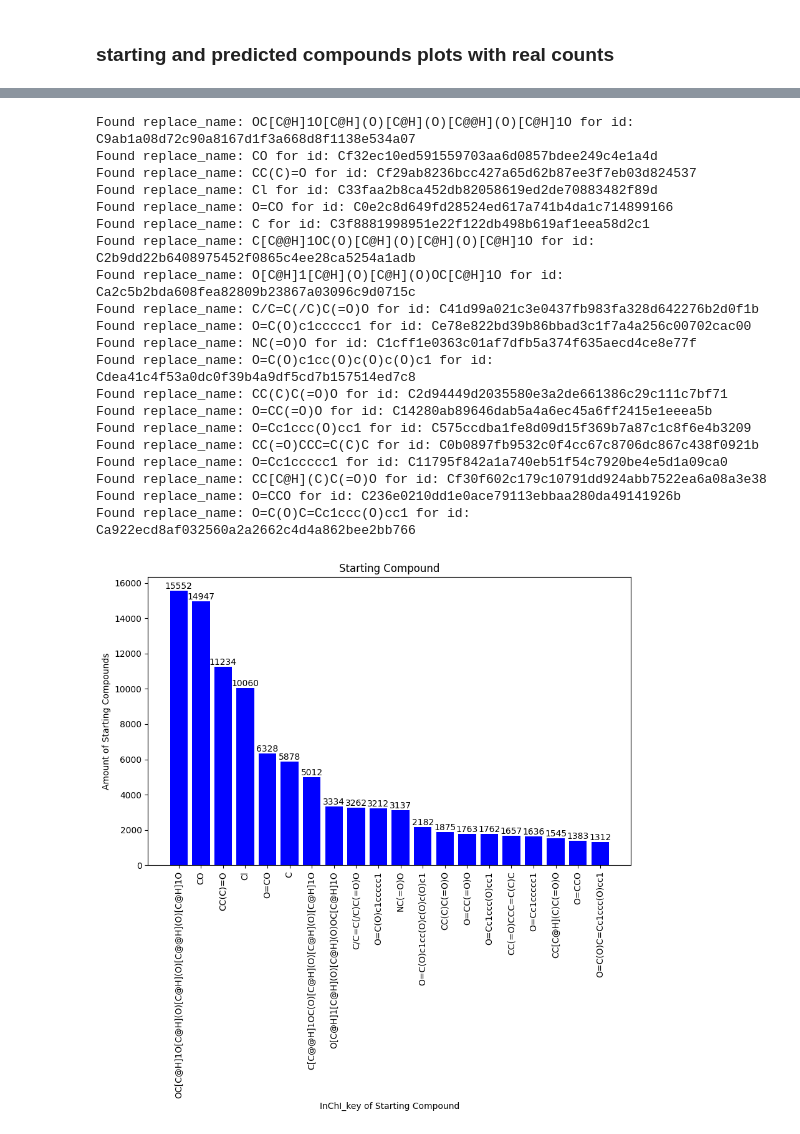
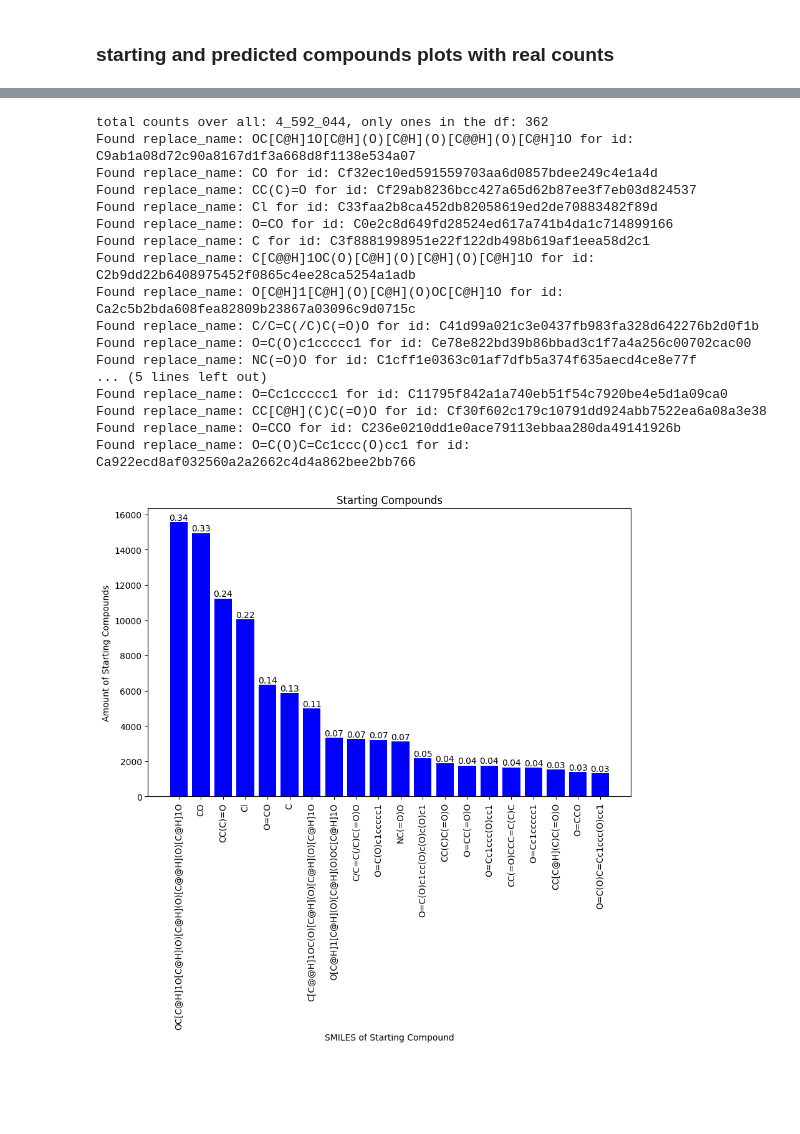
Before and after one commit to pamrein/expanded-naturalproduct-chemspace, a Jupyter notebook: expanded_naturalproduct_chemspace/compounds.ipynb, the cells around one changed output, grey strips where cells are left out. Cells and saved outputs as stored; diff of their text form; code cells hidden in the pictures; blank space fills up the shorter version.

```diff
--- a/expanded_naturalproduct_chemspace/compounds.ipynb
+++ b/expanded_naturalproduct_chemspace/compounds.ipynb
@@ -4,6 +4,10 @@ import polars as pl
 import numpy as np
 
 from pymongo import MongoClient
+
+# change the configsetting, to see the full tables
+pl.Config.set_tbl_rows(100)
+pl.Config(fmt_str_lengths=550)
 
 
 def replace_id(df, replace_name = 'InChI_key'):
@@ -325,58 +309,57 @@ shape: (14_760_171, 5)
 # %%
-write_fig = True
+write_fig = False
 
-# Filter data by type
 starting_compounds = df_comp2.filter(pl.col('type') == 'Starting Compound')
 
-# Count the occurrences of starting compounds for each starting compound ID
-starting_count = starting_compounds.group_by('id').agg(pl.col('count').sum())
+# Count the occurrences of predicted compounds for each starting compound ID
+starting_counts = starting_compounds.group_by('id').agg(pl.col('count').sum())
+starting_counts = starting_counts.sort('count', descending=True)
+total_counts = starting_counts["count"].sum()
 
-starting_count = starting_count.sort('count', descending=True)
+one_counter = starting_counts.filter(pl.col("count") == 1).shape[0]
+print(f'total counts over all: {total_counts:_}, only ones in the df: {one_counter}')
 
-#starting_count = replace_id(starting_count[0:20], replace_name="structure_nameTraditional" )
-starting_count = replace_id(starting_count[0:20], replace_name="SMILES" )
 
-# Add the numbers on top of each bar
+starting_counts = replace_id(starting_counts[0:20], replace_name="SMILES")
+
+# Plotting
 plt.figure(figsize=(10, 6))
-bars = plt.bar(starting_count['id'], starting_count['count'], color='blue')
-plt.xlabel('InChI_key of Starting Compound')
+bars = plt.bar(starting_counts['id'], starting_counts['count'], color='blue')
+plt.xlabel('SMILES of Starting Compound')
 plt.ylabel('Amount of Starting Compounds')
-plt.title('Starting Compound')
+plt.title('Starting Compounds')
 plt.xticks(rotation=90)
 
 # Add text labels on top of each bar
 for bar in bars:
     height = bar.get_height()
     plt.text(bar.get_x() + bar.get_width()/2., height,
-             '%d' % int(height), ha='center', va='bottom')
+             '%.2f' % float(height/total_counts*100), ha='center', va='bottom')
 
 # Save the figure if write_fig is True
 if write_fig:
     plt.savefig('../data/starting_compounds_top_20_barplot_counts.png')
 
 plt.show()
 
-print(starting_count)
+print(starting_counts)
 # %% [output]
+total counts over all: 4_592_044, only ones in the df: 362
 Found replace_name: OC[C@H]1O[C@H](O)[C@H](O)[C@@H](O)[C@H]1O for id: C9ab1a08d72c90a8167d1f3a668d8f1138e534a07
 Found replace_name: CO for id: Cf32ec10ed591559703aa6d0857bdee249c4e1a4d
 Found replace_name: CC(C)=O for id: Cf29ab8236bcc427a65d62b87ee3f7eb03d824537
 Found replace_name: Cl for id: C33faa2b8ca452db82058619ed2de70883482f89d
 Found replace_name: O=CO for id: C0e2c8d649fd28524ed617a741b4da1c714899166
 Found replace_name: C for id: C3f8881998951e22f122db498b619af1eea58d2c1
 Found replace_name: C[C@@H]1OC(O)[C@H](O)[C@H](O)[C@H]1O for id: C2b9dd22b6408975452f0865c4ee28ca5254a1adb
 Found replace_name: O[C@H]1[C@H](O)[C@H](O)OC[C@H]1O for id: Ca2c5b2bda608fea82809b23867a03096c9d0715c
 Found replace_name: C/C=C(/C)C(=O)O for id: C41d99a021c3e0437fb983fa328d642276b2d0f1b
 Found replace_name: O=C(O)c1ccccc1 for id: Ce78e822bd39b86bbad3c1f7a4a256c00702cac00
 Found replace_name: NC(=O)O for id: C1cff1e0363c01af7dfb5a374f635aecd4ce8e77f
-Found replace_name: O=C(O)c1cc(O)c(O)c(O)c1 for id: Cdea41c4f53a0dc0f39b4a9df5cd7b157514ed7c8
-Found replace_name: CC(C)C(=O)O for id: C2d94449d2035580e3a2de661386c29c111c7bf71
-Found replace_name: O=CC(=O)O for id: C14280ab89646dab5a4a6ec45a6ff2415e1eeea5b
-Found replace_name: O=Cc1ccc(O)cc1 for id: C575ccdba1fe8d09d15f369b7a87c1c8f6e4b3209
-Found replace_name: CC(=O)CCC=C(C)C for id: C0b0897fb9532c0f4cc67c8706dc867c438f0921b
+... (5 lines left out)
 Found replace_name: O=Cc1ccccc1 for id: C11795f842a1a740eb51f54c7920be4e5d1a09ca0
 Found replace_name: CC[C@H](C)C(=O)O for id: Cf30f602c179c10791dd924abb7522ea6a08a3e38
 Found replace_name: O=CCO for id: C236e0210dd1e0ace79113ebbaa280da49141926b
 Found replace_name: O=C(O)C=Cc1ccc(O)cc1 for id: Ca922ecd8af032560a2a2662c4d4a862bee2bb766
-[figure, old version]
+[figure, new version]
 shape: (20, 2)
```
Also changed, not shown: parts of 5 cells of this notebook, 6 other files.
